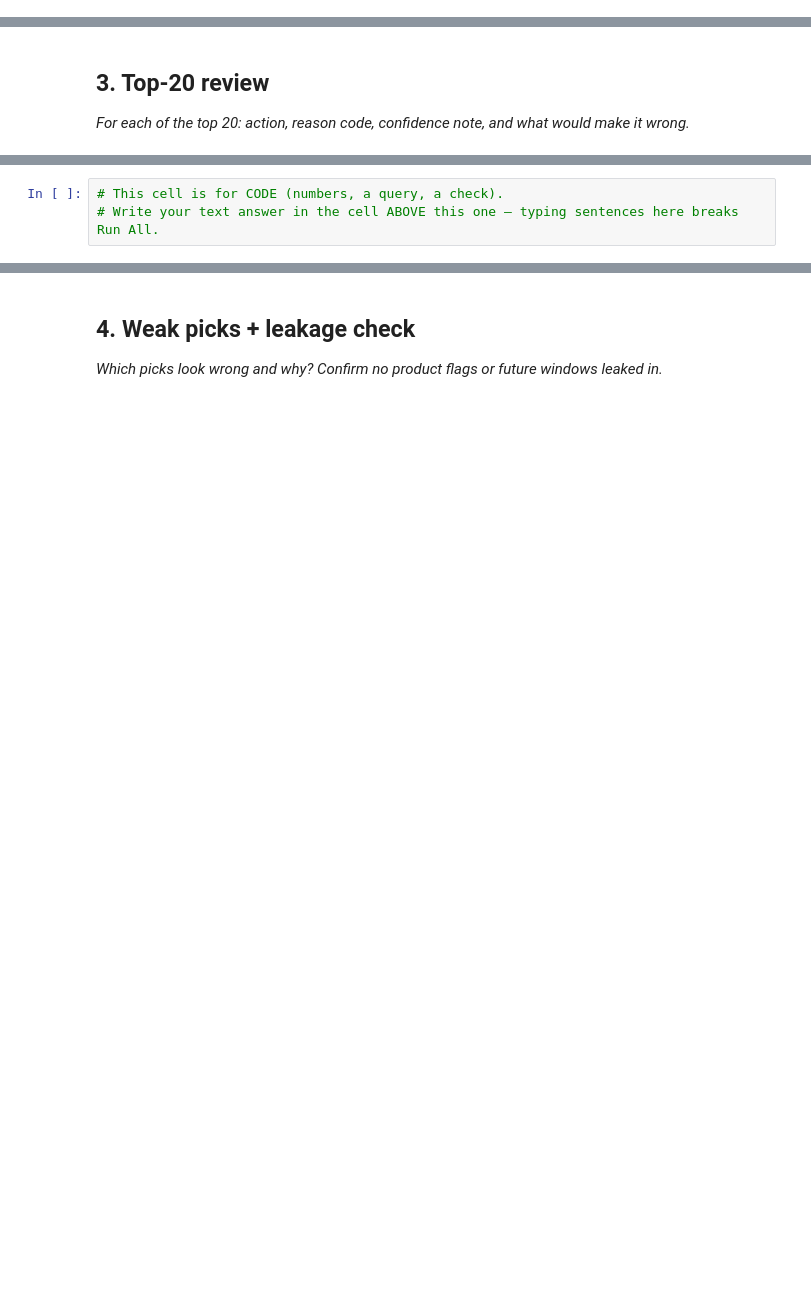
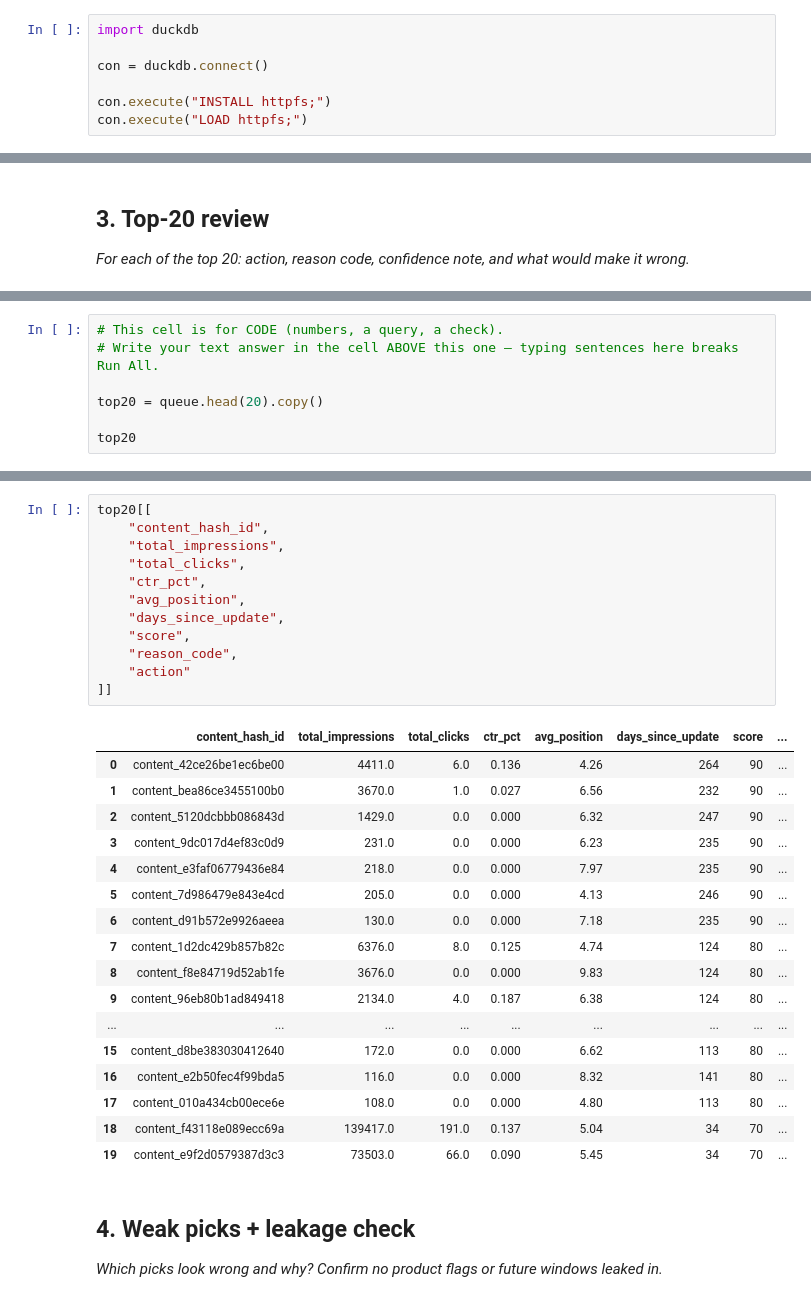
Before and after one commit to Chisman001/ML-internship-starter, a Jupyter notebook: work/notebooks/w04_baseline_score.ipynb, the cells around one changed output, grey strips where cells are left out. Drawn from its saved outputs; the diff is of its cells as text; blank space fills up the shorter version.

Commit message:
Complete Week 4 baseline action score

```diff
--- a/work/notebooks/w04_baseline_score.ipynb
+++ b/work/notebooks/w04_baseline_score.ipynb
@@ -8,0 +17,7 @@ This skeleton is yours to fill. Work the sections **in order** — each one has
+# %%
+import duckdb
+
+con = duckdb.connect()
+
+con.execute("INSTALL httpfs;")
+con.execute("LOAD httpfs;")
@@ -27,3 +519,7 @@ This skeleton is yours to fill. Work the sections **in order** — each one has
 # %%
 # This cell is for CODE (numbers, a query, a check).
 # Write your text answer in the cell ABOVE this one — typing sentences here breaks Run All.
+
+top20 = queue.head(20).copy()
+
+top20
@@ -30,3 +544,33 @@ This skeleton is yours to fill. Work the sections **in order** — each one has
+# %%
+top20[[
+    "content_hash_id",
+    "total_impressions",
+    "total_clicks",
+    "ctr_pct",
+    "avg_position",
+    "days_since_update",
+    "score",
+    "reason_code",
+    "action"
+]]
+# %% [output]
+|  | content_hash_id | total_impressions | total_clicks | ctr_pct | avg_position | days_since_update | score | ... |
+| 0 | content_42ce26be1ec6be00 | 4411.0 | 6.0 | 0.136 | 4.26 | 264 | 90 | ... |
+| 1 | content_bea86ce3455100b0 | 3670.0 | 1.0 | 0.027 | 6.56 | 232 | 90 | ... |
+| 2 | content_5120dcbbb086843d | 1429.0 | 0.0 | 0.000 | 6.32 | 247 | 90 | ... |
+| 3 | content_9dc017d4ef83c0d9 | 231.0 | 0.0 | 0.000 | 6.23 | 235 | 90 | ... |
+| 4 | content_e3faf06779436e84 | 218.0 | 0.0 | 0.000 | 7.97 | 235 | 90 | ... |
+| 5 | content_7d986479e843e4cd | 205.0 | 0.0 | 0.000 | 4.13 | 246 | 90 | ... |
+| 6 | content_d91b572e9926aeea | 130.0 | 0.0 | 0.000 | 7.18 | 235 | 90 | ... |
+| 7 | content_1d2dc429b857b82c | 6376.0 | 8.0 | 0.125 | 4.74 | 124 | 80 | ... |
+| 8 | content_f8e84719d52ab1fe | 3676.0 | 0.0 | 0.000 | 9.83 | 124 | 80 | ... |
+| 9 | content_96eb80b1ad849418 | 2134.0 | 4.0 | 0.187 | 6.38 | 124 | 80 | ... |
+| ... | ... | ... | ... | ... | ... | ... | ... | ... |
+| 15 | content_d8be383030412640 | 172.0 | 0.0 | 0.000 | 6.62 | 113 | 80 | ... |
+| 16 | content_e2b50fec4f99bda5 | 116.0 | 0.0 | 0.000 | 8.32 | 141 | 80 | ... |
+| 17 | content_010a434cb00ece6e | 108.0 | 0.0 | 0.000 | 4.80 | 113 | 80 | ... |
+| 18 | content_f43118e089ecc69a | 139417.0 | 191.0 | 0.137 | 5.04 | 34 | 70 | ... |
+| 19 | content_e9f2d0579387d3c3 | 73503.0 | 66.0 | 0.090 | 5.45 | 34 | 70 | ... |
 # %% [markdown]
 ## 4. Weak picks + leakage check
 
```
Also changed, not shown: parts of 25 cells of this notebook.
